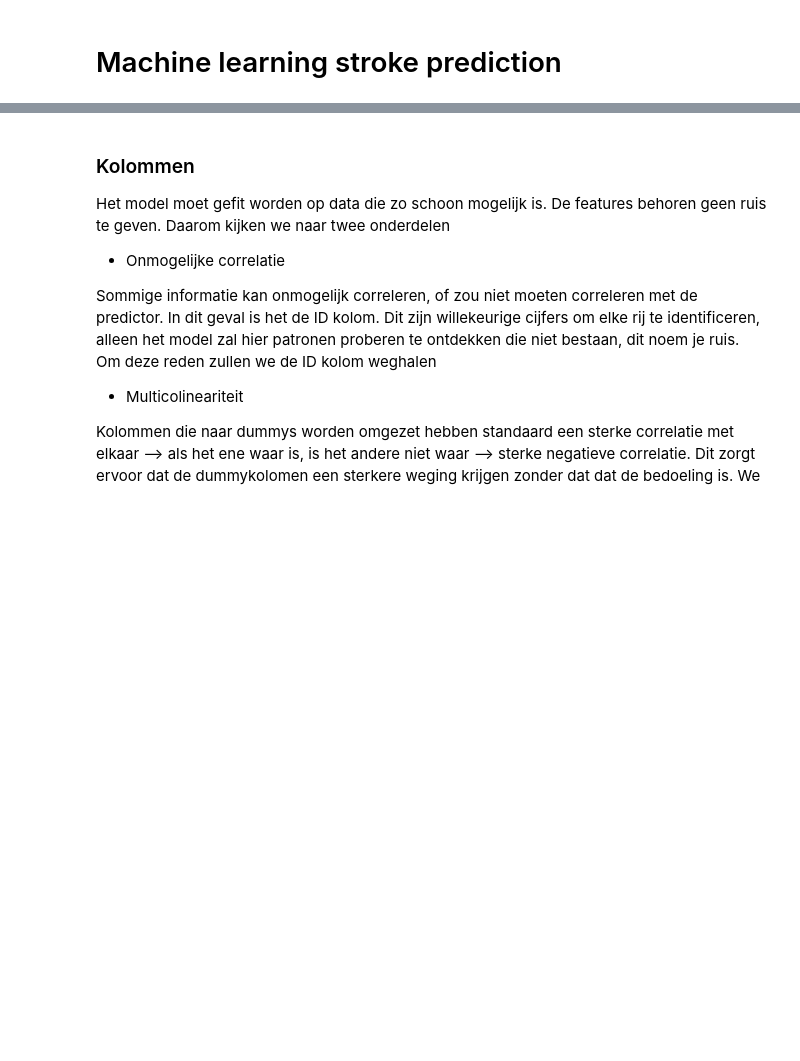
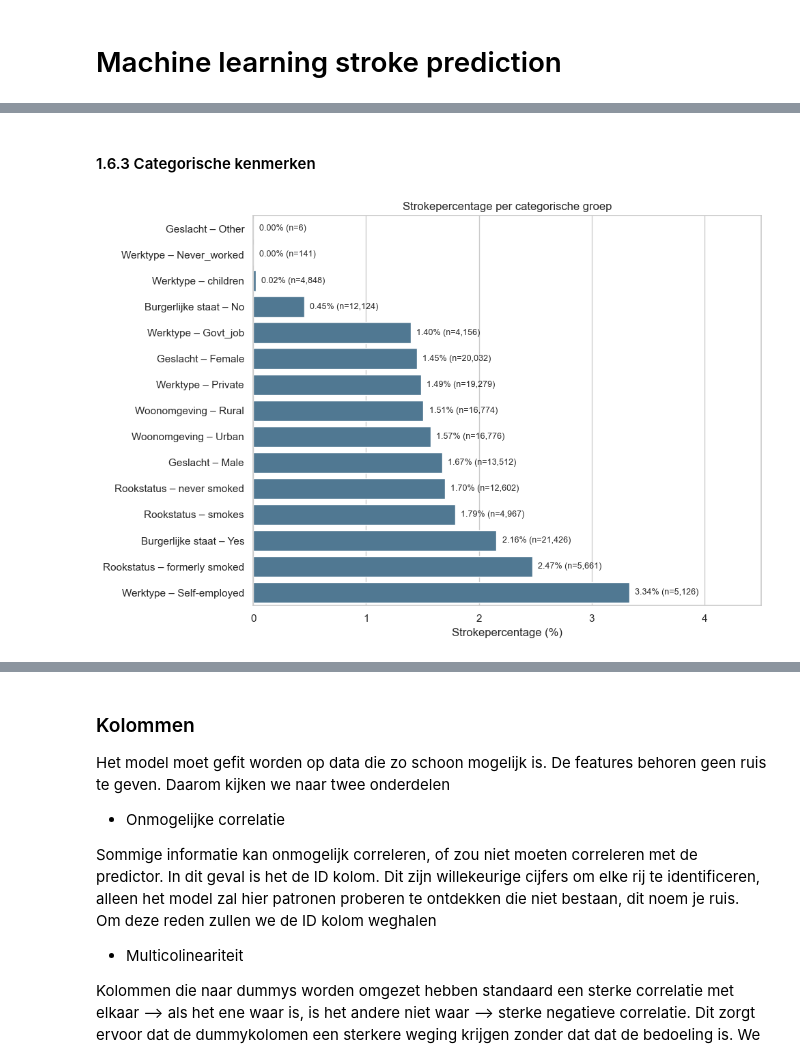
Before and after one commit to larsol55on/Machine-Learning-Herseninfract, a Jupyter notebook: Main_notebook_herstel.ipynb, the cells around one changed output, grey strips where cells are left out. Saved outputs shown, nothing was run; the diff lists cells and outputs as text; code cells hidden in the pictures; blank space fills up the shorter version.

```diff
--- a/Main_notebook_herstel.ipynb
+++ b/Main_notebook_herstel.ipynb
@@ -259,0 +324,64 @@ pipeline = Pipeline([
+# %% [markdown]
+#### 1.6.3 Categorische kenmerken
+# %%
+categorisch = {
+    "gender": "Geslacht",
+    "ever_married": "Burgerlijke staat",
+    "work_type": "Werktype",
+    "Residence_type": "Woonomgeving",
+    "smoking_status": "Rookstatus",
+}
+rijen = []
+
+# Ondersteunt zowel originele categorische kolommen als dummy-/one-hotkolommen.
+for basis_kolom, mooie_naam in categorisch.items():
+    if basis_kolom in df.columns:
+        samenvatting = df.groupby(basis_kolom, dropna=False)["stroke"].agg(["count", "mean"]).reset_index()
+        for _, rij in samenvatting.iterrows():
+            categorie = "Onbekend" if pd.isna(rij[basis_kolom]) else str(rij[basis_kolom])
+            rijen.append({
+                "Kenmerk": mooie_naam,
+                "Categorie": categorie,
+                "Aantal": int(rij["count"]),
+                "Strokepercentage": rij["mean"] * 100,
+            })
+    else:
+        dummy_kolommen = [kolom for kolom in df.columns if kolom.startswith(f"{basis_kolom}_")]
+        for dummy in dummy_kolommen:
+            categorie = dummy[len(basis_kolom) + 1:]
+            subset = df.loc[df[dummy] == 1, "stroke"]
+            if not subset.empty:
+                rijen.append({
+                    "Kenmerk": mooie_naam,
+                    "Categorie": categorie,
+                    "Aantal": int(subset.count()),
+                    "Strokepercentage": subset.mean() * 100,
+                })
+
+plotdata_cat = pd.DataFrame(rijen)
+if not plotdata_cat.empty:
+    plotdata_cat["Label"] = plotdata_cat["Kenmerk"] + " – " + plotdata_cat["Categorie"]
+    plotdata_cat = plotdata_cat.sort_values("Strokepercentage")
+
+    plt.figure(figsize=(10, max(6, len(plotdata_cat) * 0.45)))
+    ax = sns.barplot(data=plotdata_cat, x="Strokepercentage", y="Label", color="#457b9d")
+    ax.set(
+        title="Strokepercentage per categorische groep",
+        xlabel="Strokepercentage (%)",
+        ylabel="",
+    )
+
+    for i, (_, rij) in enumerate(plotdata_cat.iterrows()):
+        ax.text(
+            rij["Strokepercentage"] + 0.05,
+            i,
+            f'{rij["Strokepercentage"]:.2f}% (n={rij["Aantal"]:,})',
+            va="center",
+            fontsize=9,
+        )
+
+    plt.xlim(0, plotdata_cat["Strokepercentage"].max() * 1.35)
+    plt.tight_layout()
+    plt.show()
+# %% [output]
+[figure, added]
```
Also changed, not shown: parts of 39 cells of this notebook.
